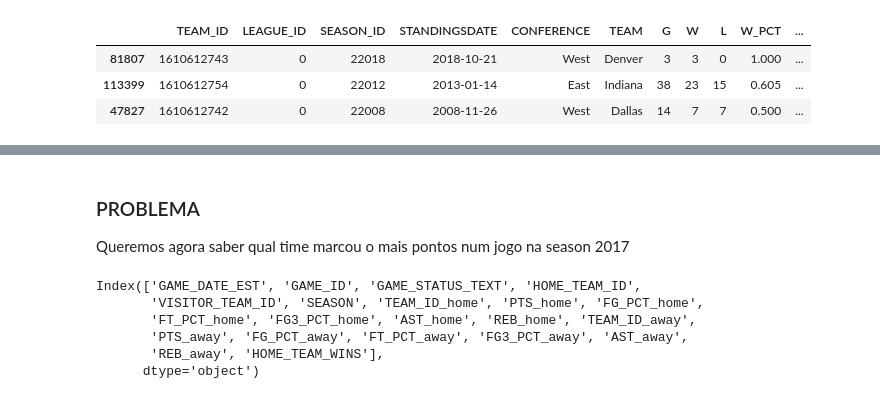
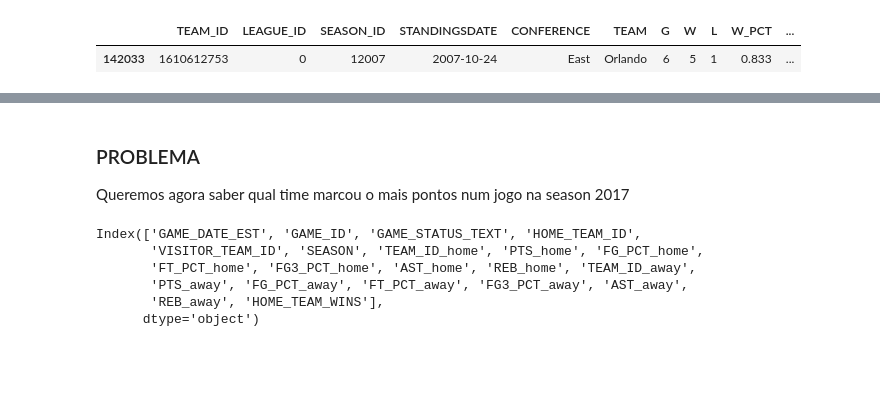
Before and after one commit to eduardagoulart/pandas_study, a Jupyter notebook: mini_curso/analise_nba.ipynb, the cells around one changed output, grey strips where cells are left out. Drawn from its saved outputs; the diff is of its cells as text; code cells hidden in the pictures; blank space fills up the shorter version.

```diff
--- a/mini_curso/analise_nba.ipynb
+++ b/mini_curso/analise_nba.ipynb
@@ -32,10 +32,8 @@ players.sample(3)
 # %%
-ranking.sample(3)
+ranking.sample()
 # %% [output]
 |  | TEAM_ID | LEAGUE_ID | SEASON_ID | STANDINGSDATE | CONFERENCE | TEAM | G | W | L | W_PCT | ... |
-| 81807 | 1610612743 | 0 | 22018 | 2018-10-21 | West | Denver | 3 | 3 | 0 | 1.000 | ... |
-| 113399 | 1610612754 | 0 | 22012 | 2013-01-14 | East | Indiana | 38 | 23 | 15 | 0.605 | ... |
-| 47827 | 1610612742 | 0 | 22008 | 2008-11-26 | West | Dallas | 14 | 7 | 7 | 0.500 | ... |
+| 142033 | 1610612753 | 0 | 12007 | 2007-10-24 | East | Orlando | 6 | 5 | 1 | 0.833 | ... |
 # %%
 teams.sample(3)
 # %% [output]
```
Also changed, not shown: parts of 17 cells of this notebook, 4 other files.
